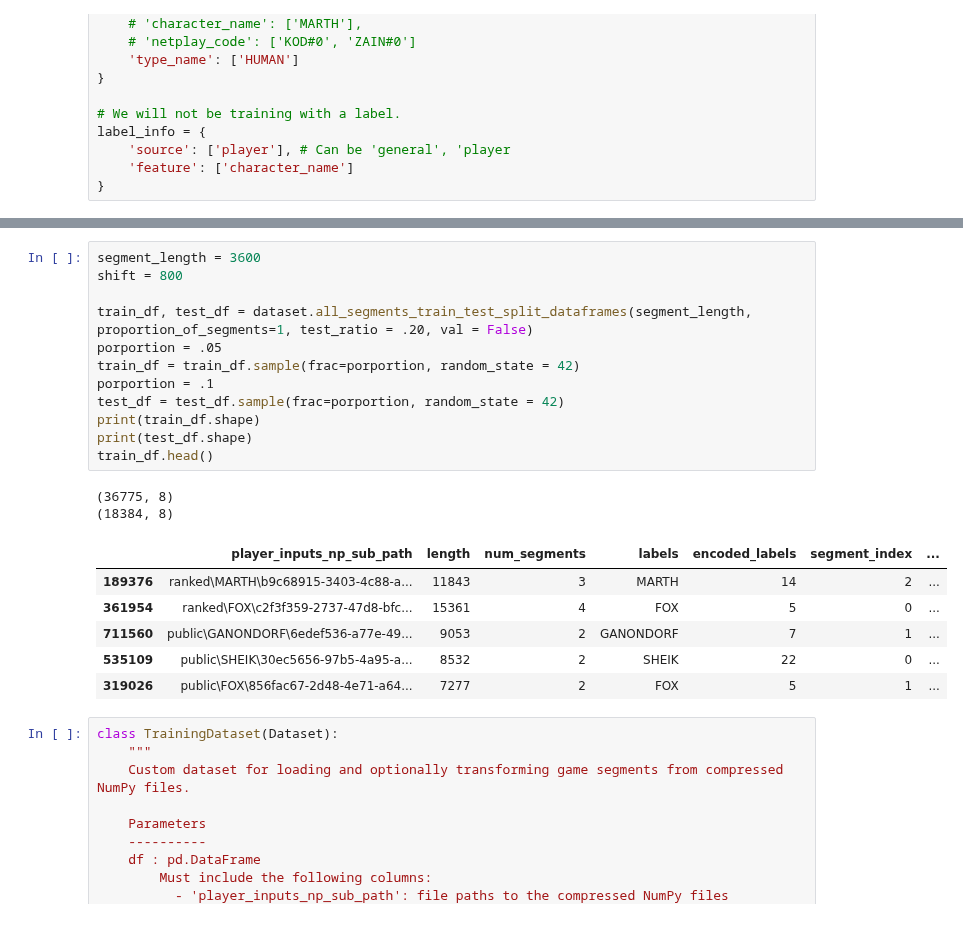
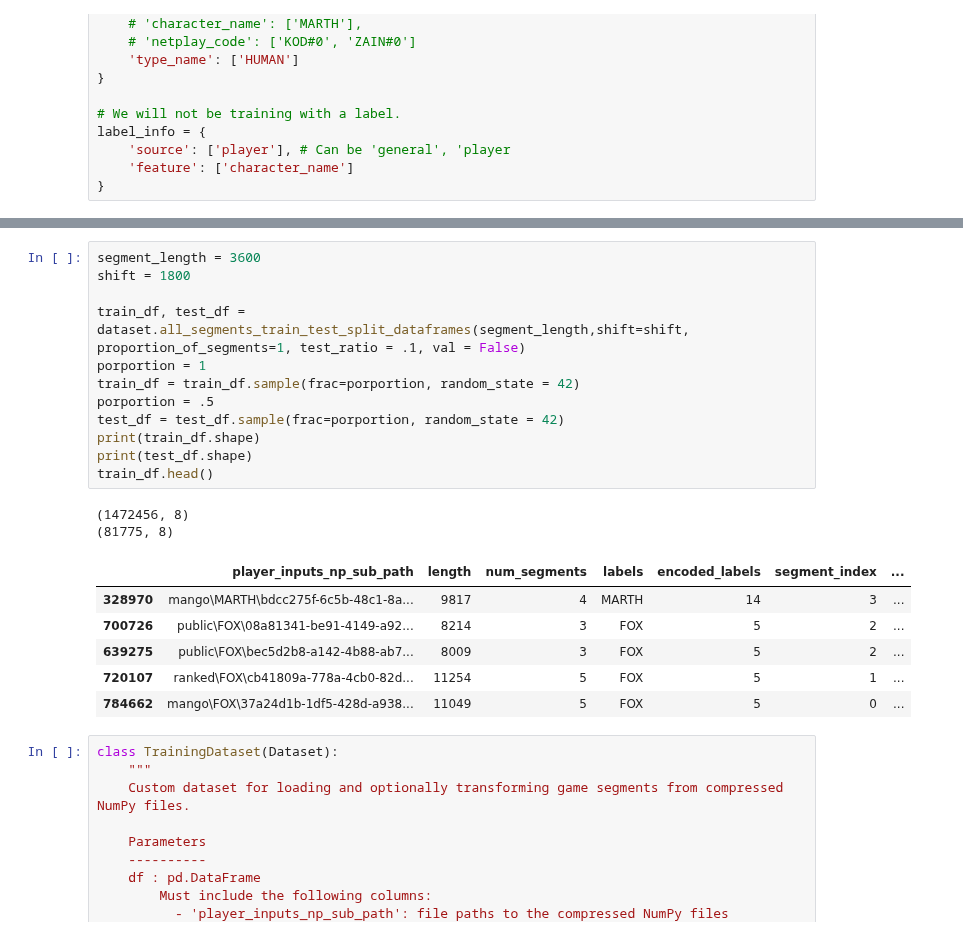
Before and after one commit to sinha-G/slp, a Jupyter notebook: autoencoder_revised/autoencoder_revised_train.ipynb, the cells around one changed output, grey strips where cells are left out. Saved outputs shown, nothing was run; the diff lists cells and outputs as text.

```diff
--- a/autoencoder_revised/autoencoder_revised_train.ipynb
+++ b/autoencoder_revised/autoencoder_revised_train.ipynb
@@ -80,25 +80,25 @@ dataset.dataset.head()
 | 4 | FINAL_DESTINATION | 2 | True | FALCO | HUMAN | HUMAN | ... |
 # %%
 segment_length = 3600
-shift = 800
+shift = 1800
 
-train_df, test_df = dataset.all_segments_train_test_split_dataframes(segment_length, proportion_of_segments=1, test_ratio = .20, val = False)
-porportion = .05
+train_df, test_df = dataset.all_segments_train_test_split_dataframes(segment_length,shift=shift, proportion_of_segments=1, test_ratio = .1, val = False)
+porportion = 1
 train_df = train_df.sample(frac=porportion, random_state = 42)
-porportion = .1
+porportion = .5
 test_df = test_df.sample(frac=porportion, random_state = 42)
 print(train_df.shape)
 print(test_df.shape)
 train_df.head()
 # %% [output]
-(36775, 8)
-(18384, 8)
+(1472456, 8)
+(81775, 8)
 |  | player_inputs_np_sub_path | length | num_segments | labels | encoded_labels | segment_index | ... |
-| 189376 | ranked\MARTH\b9c68915-3403-4c88-a... | 11843 | 3 | MARTH | 14 | 2 | ... |
-| 361954 | ranked\FOX\c2f3f359-2737-47d8-bfc... | 15361 | 4 | FOX | 5 | 0 | ... |
-| 711560 | public\GANONDORF\6edef536-a77e-49... | 9053 | 2 | GANONDORF | 7 | 1 | ... |
-| 535109 | public\SHEIK\30ec5656-97b5-4a95-a... | 8532 | 2 | SHEIK | 22 | 0 | ... |
-| 319026 | public\FOX\856fac67-2d48-4e71-a64... | 7277 | 2 | FOX | 5 | 1 | ... |
+| 328970 | mango\MARTH\bdcc275f-6c5b-48c1-8a... | 9817 | 4 | MARTH | 14 | 3 | ... |
+| 700726 | public\FOX\08a81341-be91-4149-a92... | 8214 | 3 | FOX | 5 | 2 | ... |
+| 639275 | public\FOX\bec5d2b8-a142-4b88-ab7... | 8009 | 3 | FOX | 5 | 2 | ... |
+| 720107 | ranked\FOX\cb41809a-778a-4cb0-82d... | 11254 | 5 | FOX | 5 | 1 | ... |
+| 784662 | mango\FOX\37a24d1b-1df5-428d-a938... | 11049 | 5 | FOX | 5 | 0 | ... |
 # %%
 class TrainingDataset(Dataset):
     """
```
Also changed, not shown: parts of 14 cells of this notebook, 2 other files.
